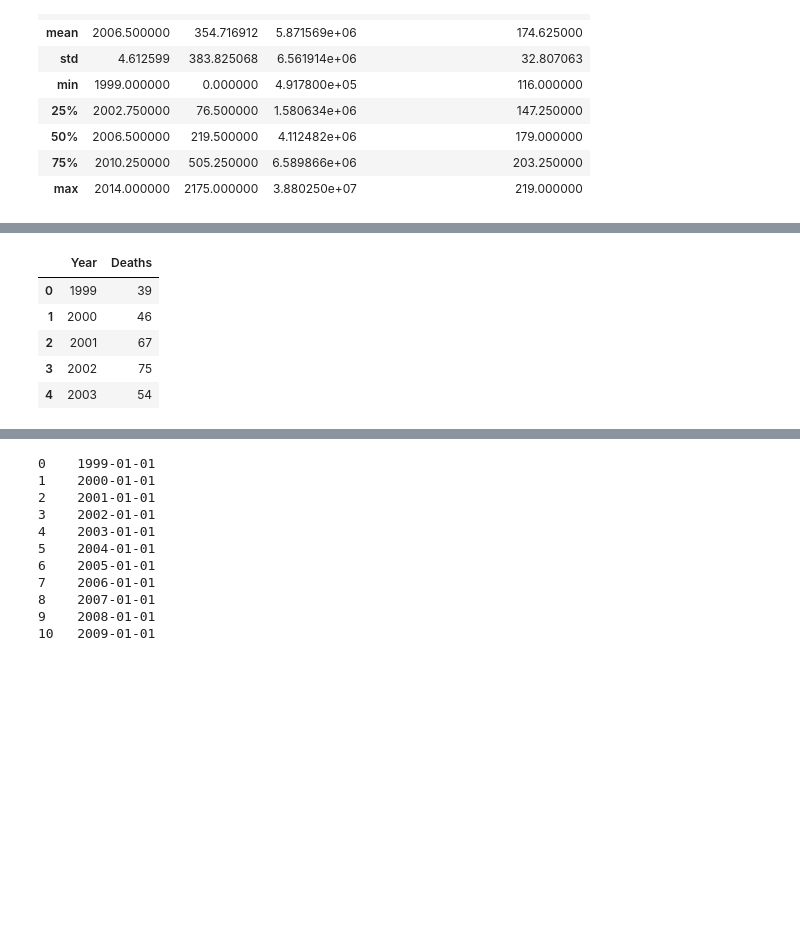
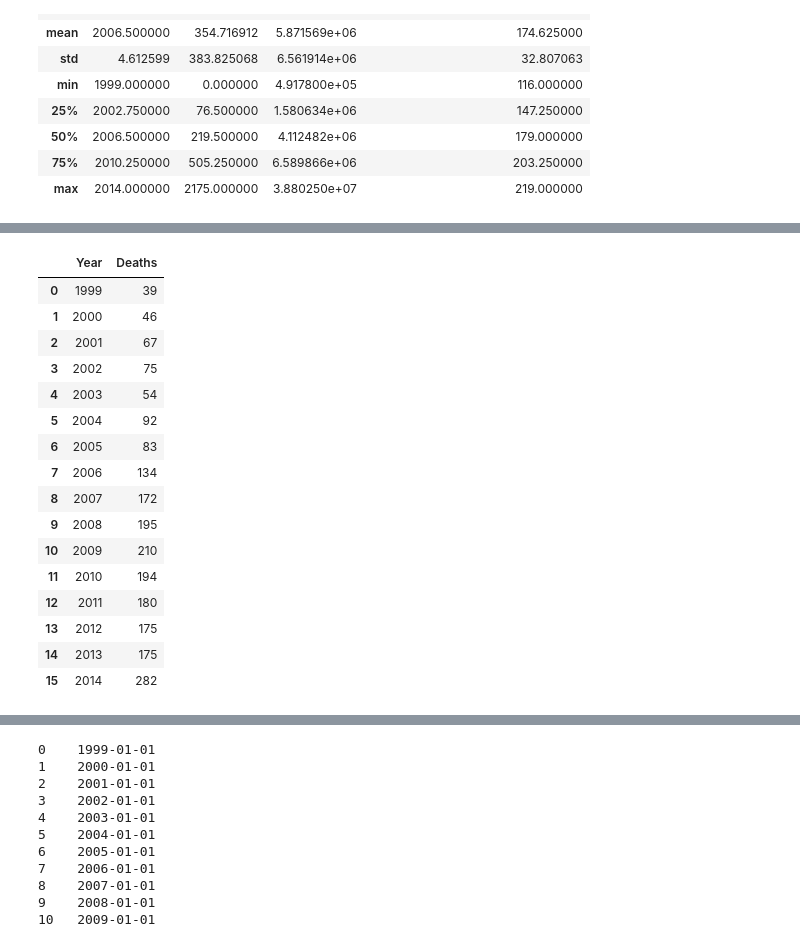
Before and after one commit to Cristinamulas/Final_Project, a Jupyter notebook: Time Series .ipynb, the cells around one changed output, grey strips where cells are left out. Cells and saved outputs as stored; diff of their text form; code cells hidden in the pictures; blank space fills up the shorter version.

```diff
--- a/Time Series .ipynb
+++ b/Time Series .ipynb
@@ -135,11 +175,21 @@ def convert_to_dt(row):
 # %%
 df_Alabama = subseting(df, 0 , 16)
 df_Alabama
-df_Alabama.head()
 # %% [output]
 |  | Year | Deaths |
 | 0 | 1999 | 39 |
 | 1 | 2000 | 46 |
 | 2 | 2001 | 67 |
 | 3 | 2002 | 75 |
 | 4 | 2003 | 54 |
+| 5 | 2004 | 92 |
+| 6 | 2005 | 83 |
+| 7 | 2006 | 134 |
+| 8 | 2007 | 172 |
+| 9 | 2008 | 195 |
+| 10 | 2009 | 210 |
+| 11 | 2010 | 194 |
+| 12 | 2011 | 180 |
+| 13 | 2012 | 175 |
+| 14 | 2013 | 175 |
+| 15 | 2014 | 282 |
```
Also changed, not shown: parts of 14 cells of this notebook, 1 other file.
